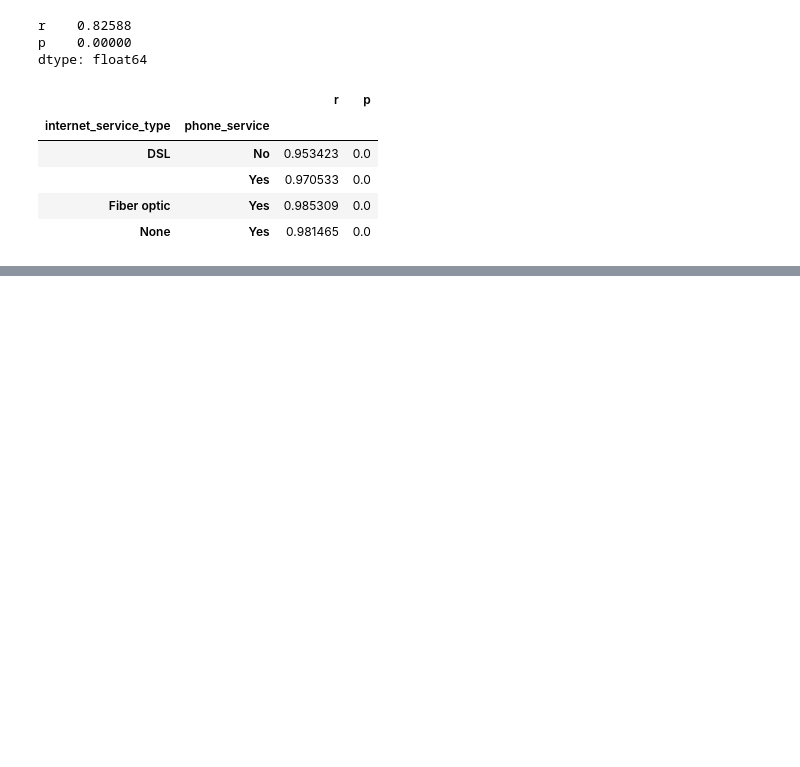
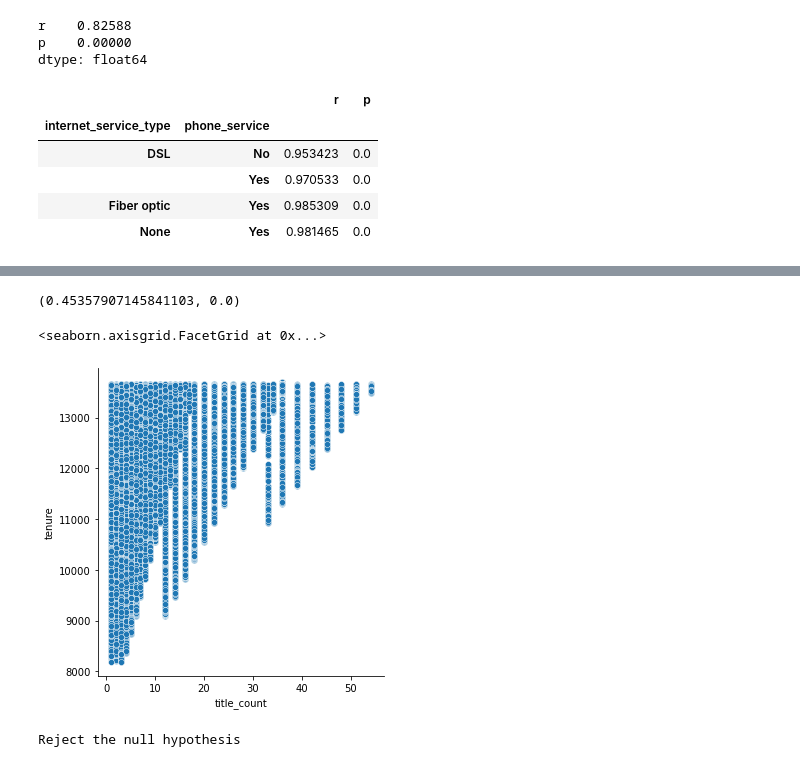
Before and after one commit to BManoff/statistics-exercises, a Jupyter notebook: hypothesis_testing.ipynb, the cells around one changed output, grey strips where cells are left out. Saved outputs shown, nothing was run; the diff lists cells and outputs as text; code cells hidden in the pictures; blank space fills up the shorter version.

```diff
--- a/hypothesis_testing.ipynb
+++ b/hypothesis_testing.ipynb
@@ -432,0 +451,9 @@ df2.head()
+# %%
+query3 = '''SELECT emp_no, DATEDIFF(curdate(), hire_date) as tenure, count(title) as title_count FROM employees
+JOIN titles USING (emp_no)
+JOIN salaries USING (emp_no)
+GROUP BY emp_no
+'''
+# %%
+df2 = pd.read_sql(query3, url2)
+df2.head()
@@ -432,0 +467,16 @@ df2.head()
+# %%
+stats.pearsonr(df2.tenure, df2.title_count)
+# %% [output]
+(0.45357907145841103, 0.0)
+# %%
+sns.relplot(data = df2, y = 'tenure', x = 'title_count')
+# %% [output]
+<seaborn.axisgrid.FacetGrid at 0x...>
+[figure, added]
+# %%
+if p < alpha:
+    print('Reject the null hypothesis')
+else:
+    print('Fail to reject the null hypothesis')
+# %% [output]
+Reject the null hypothesis
```
Also changed, not shown: parts of 11 cells of this notebook.
